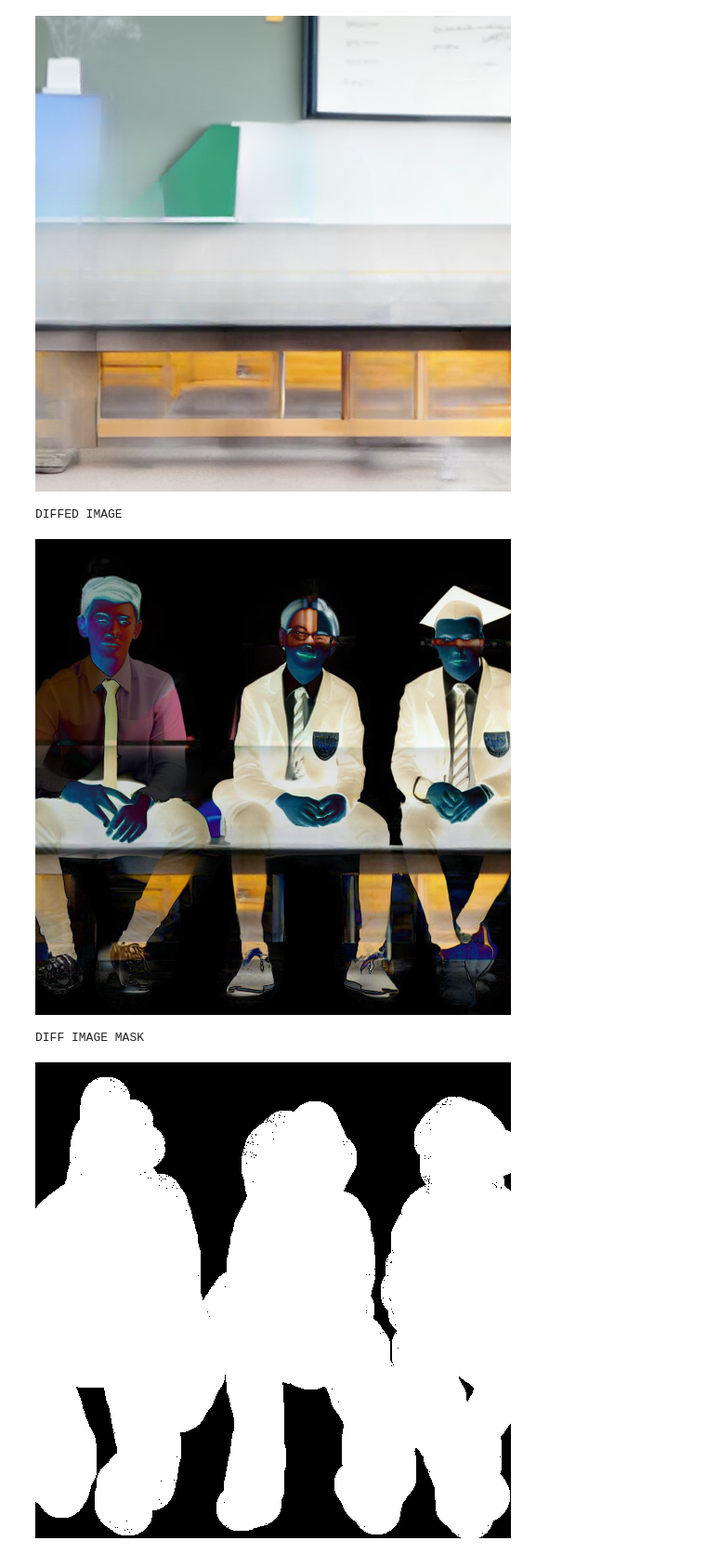
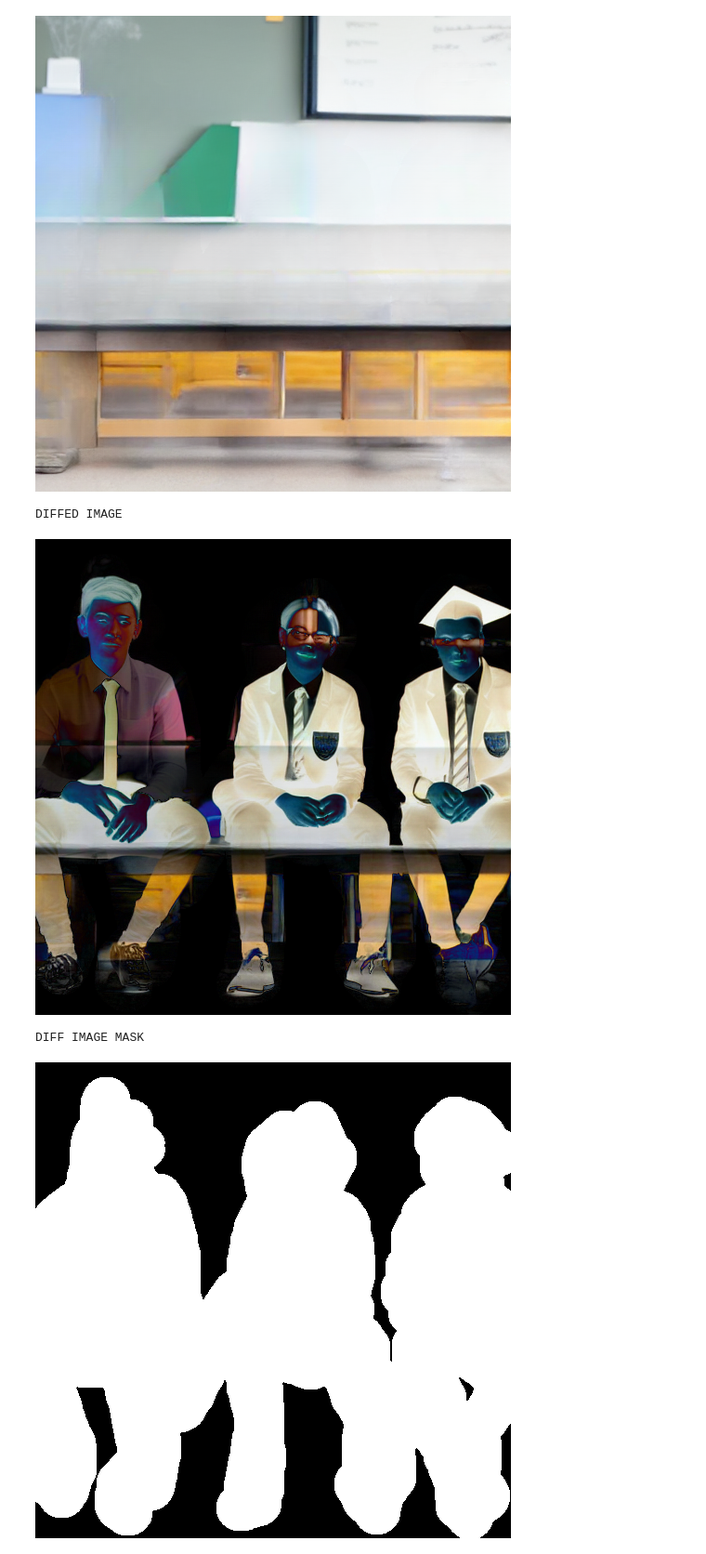
Before and after one commit to gouthamkrishnakv/backtracer, a Jupyter notebook: notebooks/main.ipynb, the cells around one changed output. Shown at 93% size. Drawn from its saved outputs; the diff is of its cells as text; code cells hidden in the pictures.

```diff
--- a/notebooks/main.ipynb
+++ b/notebooks/main.ipynb
@@ -4,8 +4,8 @@ from PIL import Image
 import numpy as np
 # %%
 # Load the pictures
-with_students = cv2.imread('../with_students.png')
-without_students = cv2.imread('../without_students.png')
+with_students = cv2.imread('../images/with_students.png')
+without_students = cv2.imread('../images/without_students.png')
 
 # Switch Colourspace
 with_students = cv2.cvtColor(with_students, cv2.COLOR_RGB2BGR)
@@ -24,28 +24,30 @@ WITHOUT STUDENTS
 # %%
 # Create a diffed image
 diffed_image = cv2.absdiff(without_students, with_students)
 # Display the image
 print("DIFFED IMAGE")
 display(Image.fromarray(diffed_image))
 
 # Create a mask with the same shape
-diffmask = np.zeros(diffed_image.shape, dtype='uint8')
+foreground_mask = np.zeros(diffed_image.shape, dtype='uint8')
 
 # From the values where the pixel is 0
 for i, j in zip(*np.nonzero(np.sum(diffed_image, axis=2))):
-    # # Keep a threshold at 5 for some filtering
-    # if np.abs(np.sum(diffed_image[i, j])) > 12:
-    #     # Add white to the mask
-    #     diffmask[i, j, :] = [255, 255, 255]
-    # Without threshold
-    diffmask[i, j, :] = [255, 255, 255]
+    foreground_mask[i, j, :] = [255, 255, 255]
+
+# Add a medial filter to clean up the mask
+foreground_mask = cv2.medianBlur(foreground_mask, 3)
+
+# Make it binary again
+for i, j in zip(*np.nonzero(np.sum(diffed_image, axis=2))):
+    foreground_mask[i, j, :] = [255, 255, 255]
 
 # Display the diffmask
 print("DIFF IMAGE MASK")
-display(Image.fromarray(diffmask))
+display(Image.fromarray(foreground_mask))
 # %% [output]
 DIFFED IMAGE
 [figure]
 DIFF IMAGE MASK
-[figure, old version]
+[figure, new version]
 # %%
```
Also changed, not shown: parts of 2 cells of this notebook, 6 other files.
